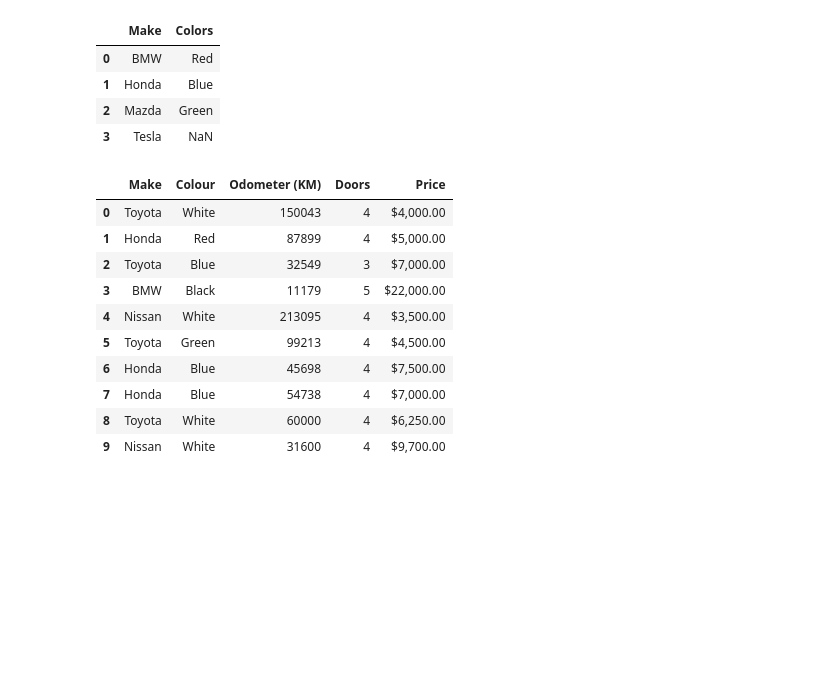
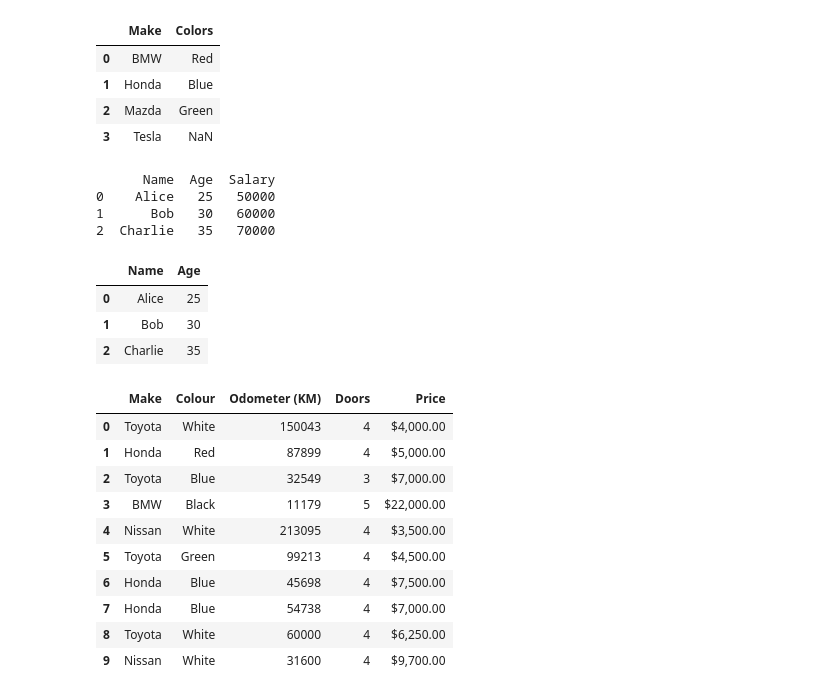
Before and after one commit to AidenHadisi/ml-journey, a Jupyter notebook: 001_pandas_exercises.ipynb, the cells around one changed output. Drawn from its saved outputs; the diff is of its cells as text; code cells hidden in the pictures; blank space fills up the shorter version.

```diff
--- a/001_pandas_exercises.ipynb
+++ b/001_pandas_exercises.ipynb
@@ -45,6 +62,31 @@ cars_df
 | 1 | Honda | Blue |
 | 2 | Mazda | Green |
 | 3 | Tesla | NaN |
+# %%
+# Creating a DataFrame from a dictionary of lists
+data = {
+    'Name': ['Alice', 'Bob', 'Charlie'],
+    'Age': [25, 30, 35],
+    'Salary': [50000, 60000, 70000]
+}
+df = pd.DataFrame(data)
+
+# Creating a DataFrame from a list of dictionaries
+data = [
+    {'Name': 'Alice', 'Age': 25},
+    {'Name': 'Bob', 'Age': 30},
+    {'Name': 'Charlie', 'Age': 35}
+]
+pd.DataFrame(data)
+# %% [output]
+      Name  Age  Salary
+0    Alice   25   50000
+1      Bob   30   60000
+2  Charlie   35   70000
+|  | Name | Age |
+| 0 | Alice | 25 |
+| 1 | Bob | 30 |
+| 2 | Charlie | 35 |
 # %%
 # Import "../data/car-sales.csv" and turn it into a DataFrame
 cars_df = pd.read_csv("data/car-sales.csv")
```
Also changed, not shown: parts of 6 cells of this notebook, 2 other files.
